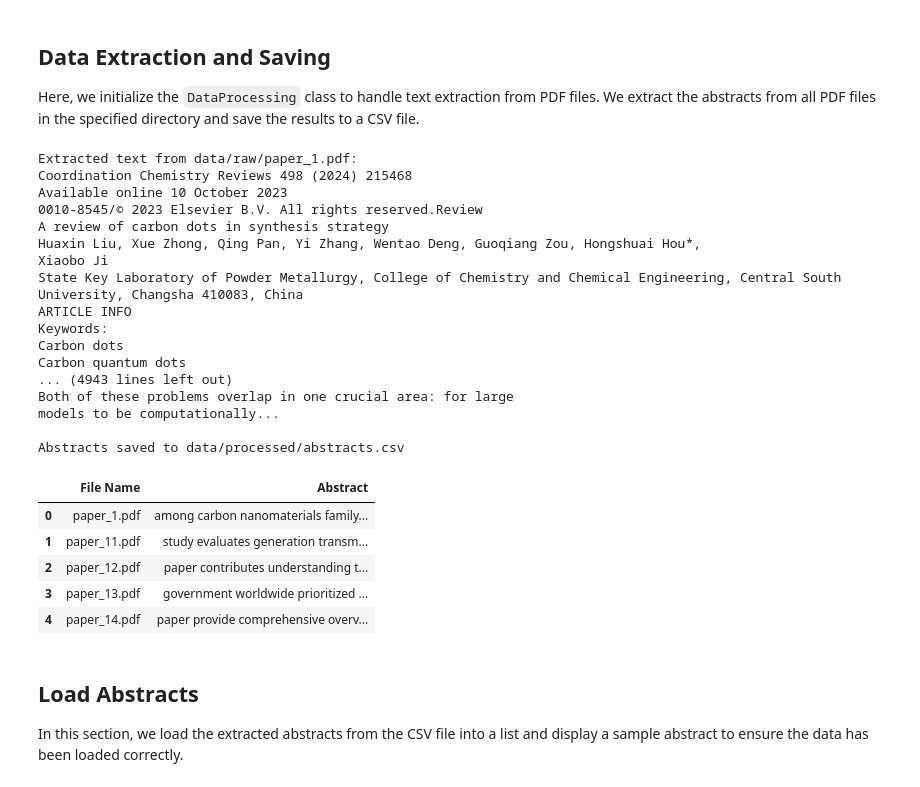
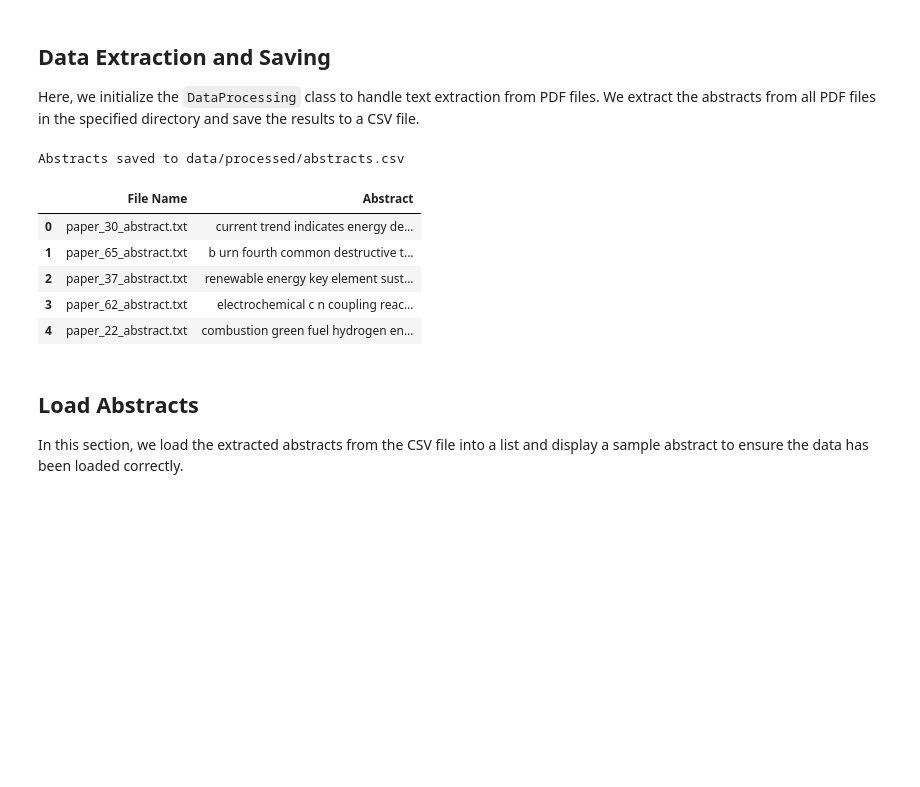
Before and after one commit to wuzikang961215/ResearchPaperClustering, a Jupyter notebook: ResearchPaperClustering.ipynb, the cells around one changed output. Saved outputs shown, nothing was run; the diff lists cells and outputs as text; code cells hidden in the pictures; blank space fills up the shorter version.

Commit message:
improved data quality

```diff
--- a/ResearchPaperClustering.ipynb
+++ b/ResearchPaperClustering.ipynb
@@ -26,48 +33,38 @@ from src.visualization import Visualization
 ## Data Extraction and Saving
 
 Here, we initialize the `DataProcessing` class to handle text extraction from PDF files. We extract the abstracts from all PDF files in the specified directory and save the results to a CSV file.
+# %%
+# Initialize data processing
+dp = DataProcessing()
+
+# Directory containing raw PDF files
+raw_data_dir = 'data/raw'
+extracted_text_dir = 'data/processed/texts'
+
+dp.process_pdfs(raw_data_dir, extracted_text_dir)
 # %%
-# Initialize data processing
 dp = DataProcessing()
-
-# Directory containing raw PDF files
-raw_data_dir = 'data/raw'
-
-# Extract abstracts from all PDF files
-results = dp.extract_abstracts(raw_data_dir)
 
 # Save the results to a CSV file
 output_csv = 'data/processed/abstracts.csv'
-dp.save_abstracts_to_csv(results, output_csv)
+output_dir = 'data/processed/abstracts'
+
+# Extract abstracts from all PDF files
+dp.process_text_files(extracted_text_dir, output_dir)
+dp.save_abstracts_to_csv(output_dir, output_csv)
 print(f"Abstracts saved to {output_csv}")
 
 # Display the first few rows of the dataframe
 abstracts_df = pd.read_csv(output_csv)
 abstracts_df.head()
 # %% [output]
-Extracted text from data/raw/paper_1.pdf:
-Coordination Chemistry Reviews 498 (2024) 215468
-Available online 10 October 2023
-0010-8545/© 2023 Elsevier B.V. All rights reserved.Review
-A review of carbon dots in synthesis strategy
-Huaxin Liu, Xue Zhong, Qing Pan, Yi Zhang, Wentao Deng, Guoqiang Zou, Hongshuai Hou*,
-Xiaobo Ji
-State Key Laboratory of Powder Metallurgy, College of Chemistry and Chemical Engineering, Central South University, Changsha 410083, China
-ARTICLE INFO
-Keywords:
-Carbon dots
-Carbon quantum dots
-... (4943 lines left out)
-Both of these problems overlap in one crucial area: for large
-models to be computationally...
-
 Abstracts saved to data/processed/abstracts.csv
 |  | File Name | Abstract |
-| 0 | paper_1.pdf | among carbon nanomaterials family... |
-| 1 | paper_11.pdf | study evaluates generation transm... |
-| 2 | paper_12.pdf | paper contributes understanding t... |
-| 3 | paper_13.pdf | government worldwide prioritized ... |
-| 4 | paper_14.pdf | paper provide comprehensive overv... |
+| 0 | paper_30_abstract.txt | current trend indicates energy de... |
+| 1 | paper_65_abstract.txt | b urn fourth common destructive t... |
+| 2 | paper_37_abstract.txt | renewable energy key element sust... |
+| 3 | paper_62_abstract.txt | electrochemical c n coupling reac... |
+| 4 | paper_22_abstract.txt | combustion green fuel hydrogen en... |
 # %% [markdown]
 ## Load Abstracts
 
```
Also changed, not shown: parts of 6 cells of this notebook, 2 other files.
